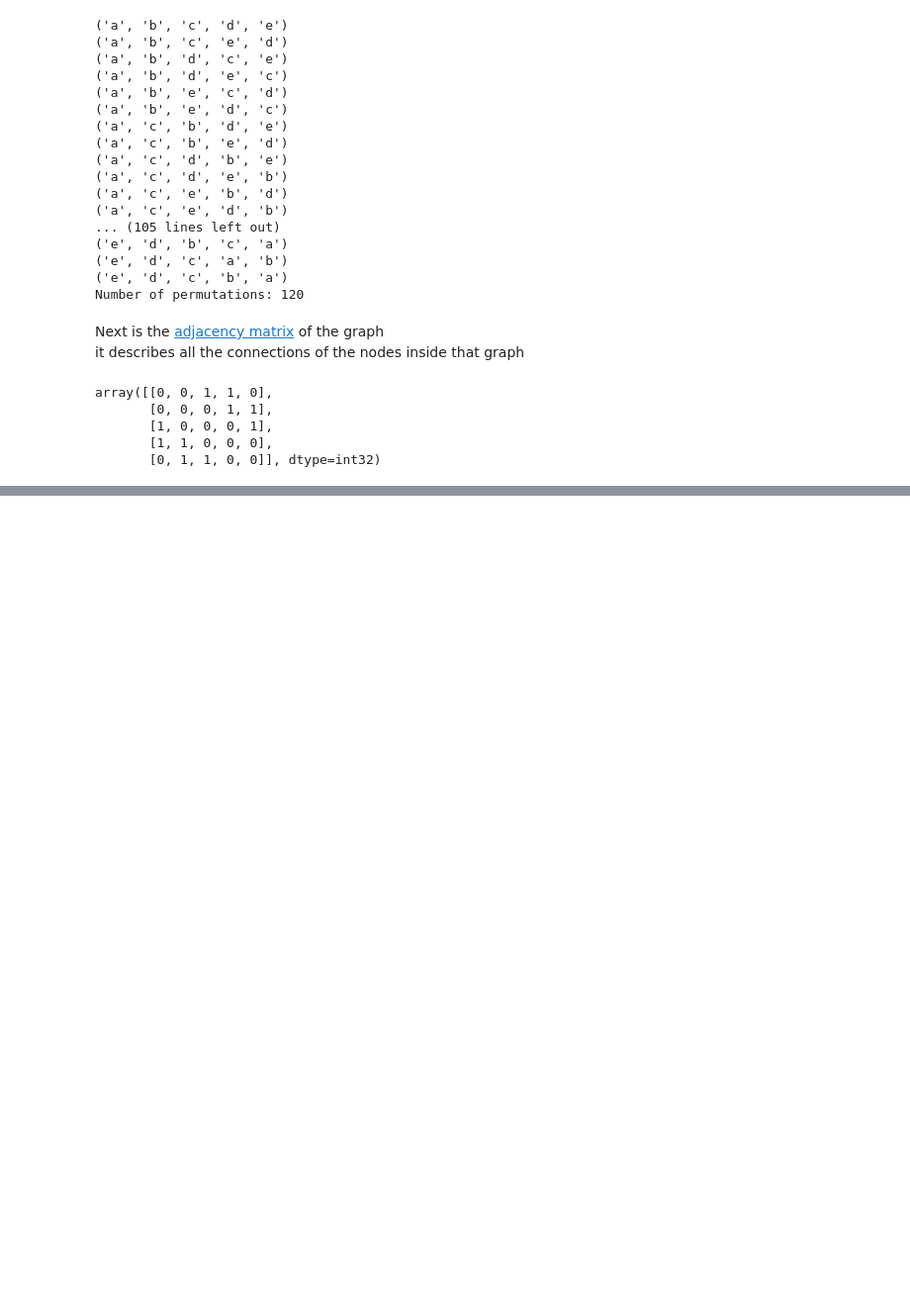
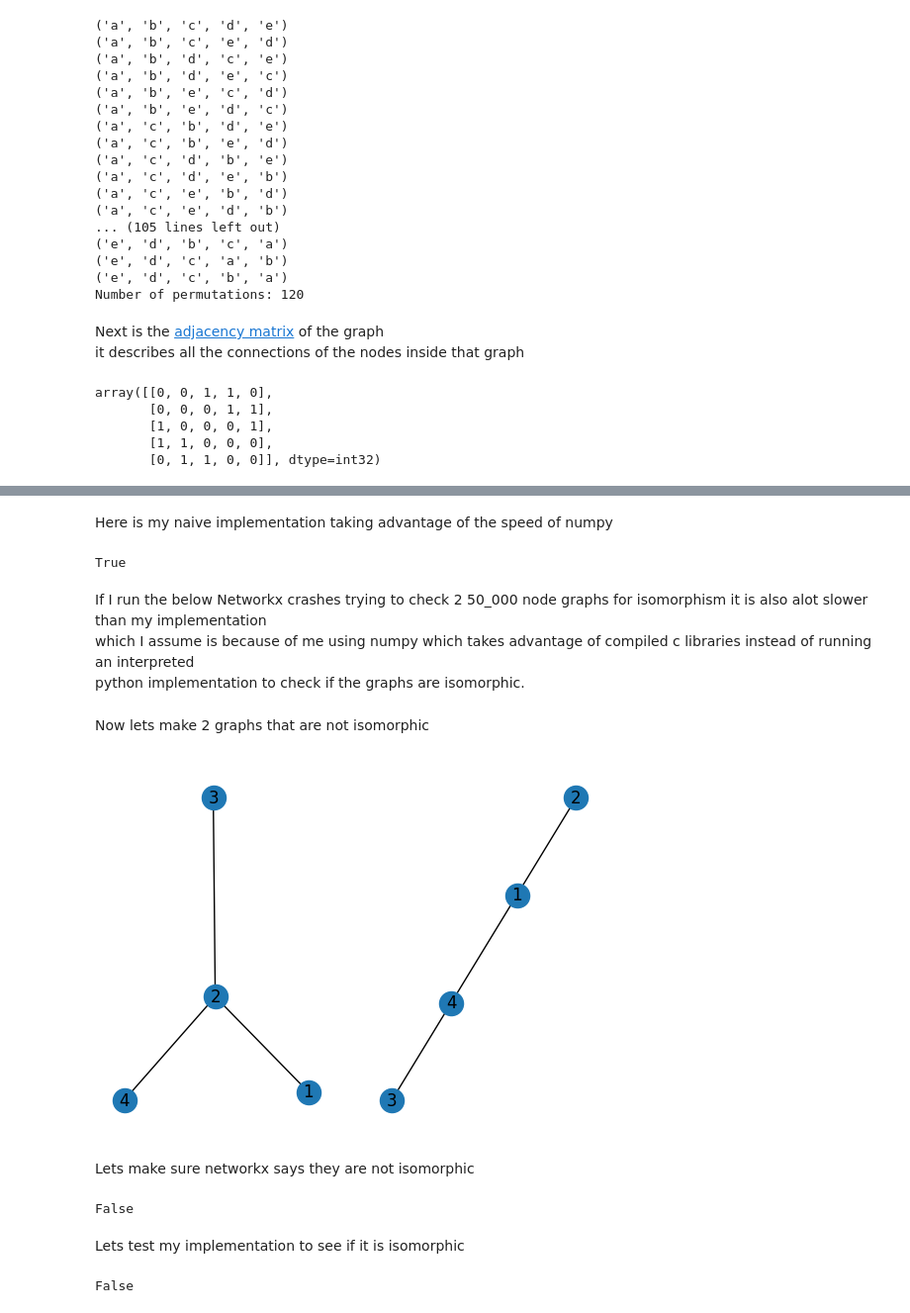
Before and after one commit to EthanConneely/Graph-Theory-Project, a Jupyter notebook: graph_isomorphism.ipynb, the cells around one changed output, grey strips where cells are left out. Shown: that part at 99% size. Cells and saved outputs as stored; diff of their text form; code cells hidden in the pictures; blank space fills up the shorter version.

```diff
--- a/graph_isomorphism.ipynb
+++ b/graph_isomorphism.ipynb
@@ -145,0 +205,2 @@ Eg edges are always connected in both directions eg `A` connect to `B` and `B` c
+# %% [markdown]
+Here is my naive implementation taking advantage of the speed of numpy
@@ -145,0 +231,10 @@ Eg edges are always connected in both directions eg `A` connect to `B` and `B` c
+# %%
+G1 = nx.cycle_graph(50_000)
+G2 = nx.cycle_graph(50_000)
+is_isomorphic(G1,G2)
+# %% [output]
+True
+# %% [markdown]
+If I run the below Networkx crashes trying to check 2 50_000 node graphs for isomorphism it is also alot slower than my implementation
+which I assume is because of me using numpy which takes advantage of compiled c libraries instead of running an interpreted
+python implementation to check if the graphs are isomorphic.
@@ -145,0 +243,32 @@ Eg edges are always connected in both directions eg `A` connect to `B` and `B` c
+# %% [markdown]
+Now lets make 2 graphs that are not isomorphic
+# %%
+G1 = nx.Graph()
+G1.add_nodes_from([1,2,3,4])
+G1.add_edges_from([(1,2),(2,3),(2,4)])
+
+G2 = nx.Graph()
+G2.add_nodes_from([1,4,3,2])
+G2.add_edges_from([(1,4),(4,3),(1,2)])
+
+plt.subplot(1,2,1) # Draw the first graph at index 1
+nx.draw(G1,with_labels=True)
+
+plt.subplot(1,2,2) # Draw the second graph at index 2
+nx.draw(G2,with_labels=True)
+
+plt.show()
+# %% [output]
+[figure, added]
+# %% [markdown]
+Lets make sure networkx says they are not isomorphic
+# %%
+print(nx.is_isomorphic(G1,G2))
+# %% [output]
+False
+# %% [markdown]
+Lets test my implementation to see if it is isomorphic
+# %%
+print(is_isomorphic(G1,G2))
+# %% [output]
+False
```
Also changed, not shown: parts of 11 cells of this notebook, 1 other file.
